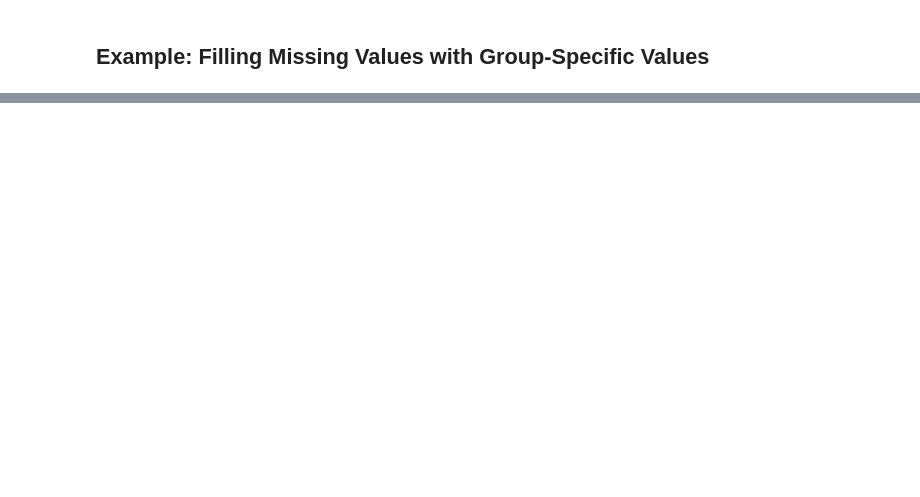
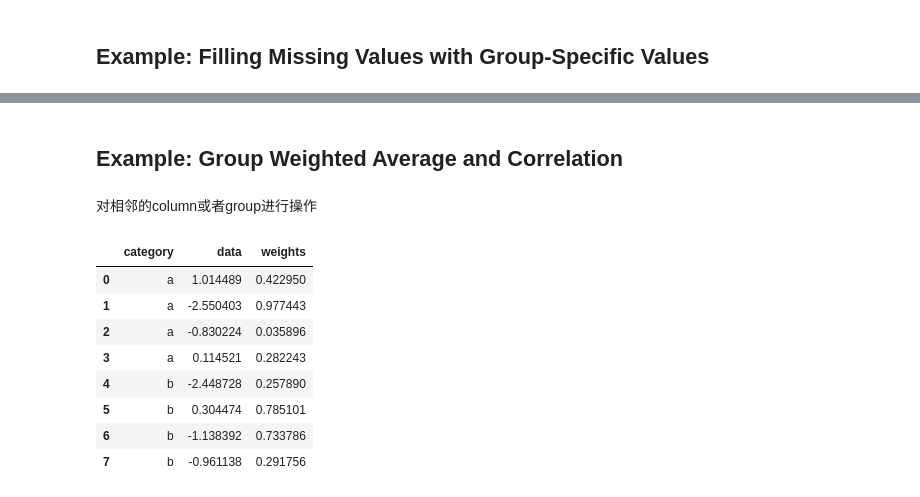
Before and after one commit to XingxinHE/Python-for-Data-Analysis-Notes, a Jupyter notebook: 10_3_Apply_General_split_apply_combine.ipynb, the cells around one changed output, grey strips where cells are left out. Cells and saved outputs as stored; diff of their text form; code cells hidden in the pictures; blank space fills up the shorter version.

```diff
--- a/10_3_Apply_General_split_apply_combine.ipynb
+++ b/10_3_Apply_General_split_apply_combine.ipynb
@@ -128,0 +329,20 @@ grouped.apply(get_stats).unstack()
+# %% [markdown]
+## Example: Group Weighted Average and Correlation
+# %% [markdown]
+对相邻的column或者group进行操作
+# %%
+df = pd.DataFrame({'category': ['a', 'a', 'a', 'a',
+          'b', 'b', 'b', 'b'],
+          'data': np.random.randn(8),
+          'weights': np.random.rand(8)})
+df
+# %% [output]
+|  | category | data | weights |
+| 0 | a | 1.014489 | 0.422950 |
+| 1 | a | -2.550403 | 0.977443 |
+| 2 | a | -0.830224 | 0.035896 |
+| 3 | a | 0.114521 | 0.282243 |
+| 4 | b | -2.448728 | 0.257890 |
+| 5 | b | 0.304474 | 0.785101 |
+| 6 | b | -1.138392 | 0.733786 |
+| 7 | b | -0.961138 | 0.291756 |
```
Also changed, not shown: parts of 30 cells of this notebook.
